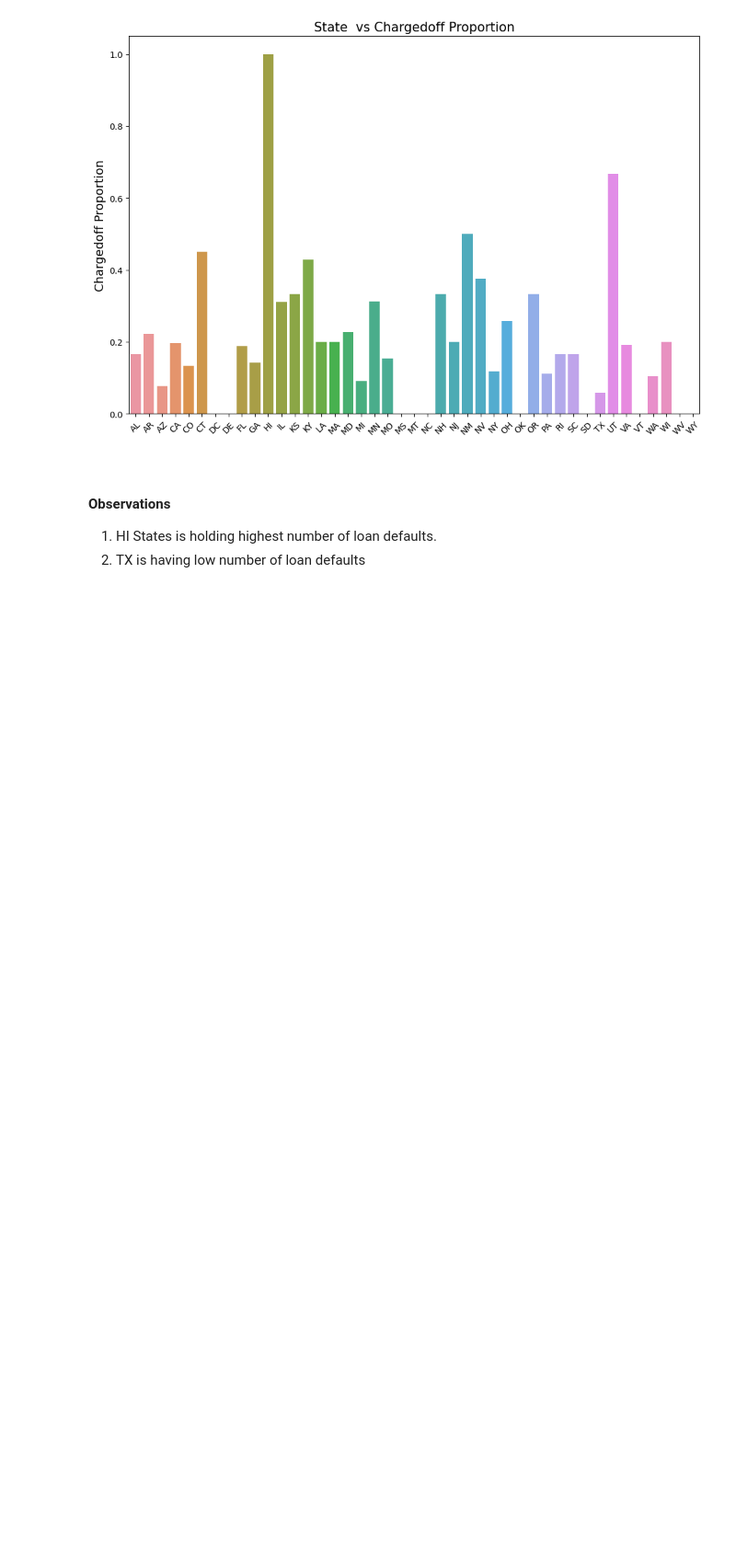
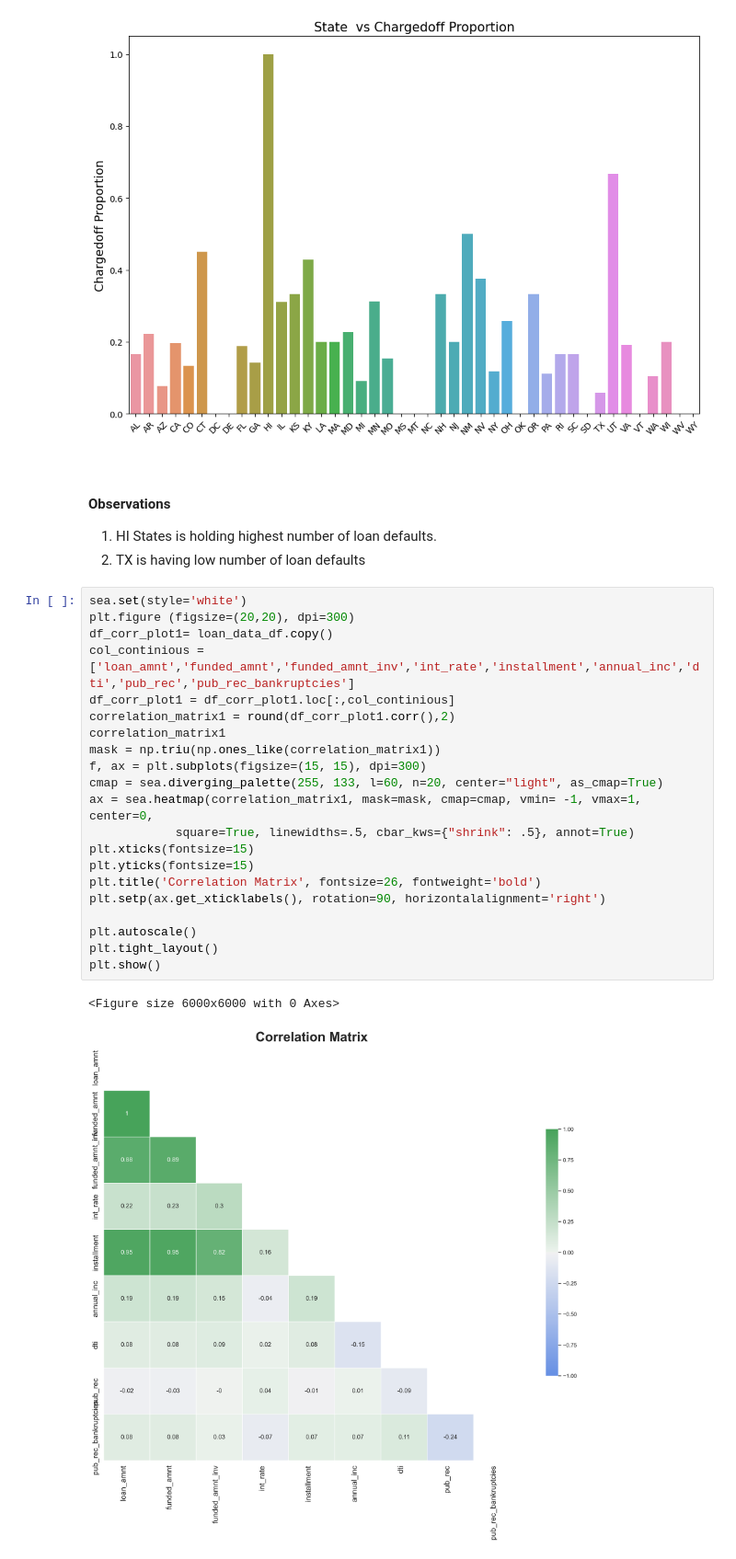
Before and after one commit to msgtobala/LendingClubCaseStudy, a Jupyter notebook: lending-club-case-study.ipynb, the cells around one changed output. Shown at 92% size. Drawn from its saved outputs; the diff is of its cells as text; blank space fills up the shorter version.

Commit message:
complete correlation

```diff
--- a/lending-club-case-study.ipynb
+++ b/lending-club-case-study.ipynb
@@ -865,3 +893,27 @@ plt.show()
 #### Observations
 1. HI States is holding highest number of loan defaults.
 2. TX is having low number of loan defaults
+# %%
+sea.set(style='white')
+plt.figure (figsize=(20,20), dpi=300)
+df_corr_plot1= loan_data_df.copy()
+col_continious = ['loan_amnt','funded_amnt','funded_amnt_inv','int_rate','installment','annual_inc','dti','pub_rec','pub_rec_bankruptcies']
+df_corr_plot1 = df_corr_plot1.loc[:,col_continious]
+correlation_matrix1 = round(df_corr_plot1.corr(),2)
+correlation_matrix1
+mask = np.triu(np.ones_like(correlation_matrix1))
+f, ax = plt.subplots(figsize=(15, 15), dpi=300)
+cmap = sea.diverging_palette(255, 133, l=60, n=20, center="light", as_cmap=True)
+ax = sea.heatmap(correlation_matrix1, mask=mask, cmap=cmap, vmin= -1, vmax=1, center=0,
+            square=True, linewidths=.5, cbar_kws={"shrink": .5}, annot=True)
+plt.xticks(fontsize=15)
+plt.yticks(fontsize=15)
+plt.title('Correlation Matrix', fontsize=26, fontweight='bold')
+plt.setp(ax.get_xticklabels(), rotation=90, horizontalalignment='right')
+
+plt.autoscale()
+plt.tight_layout()
+plt.show()
+# %% [output]
+<Figure size 6000x6000 with 0 Axes>
+[figure, added]
```
Also changed, not shown: parts of 5 cells of this notebook.
